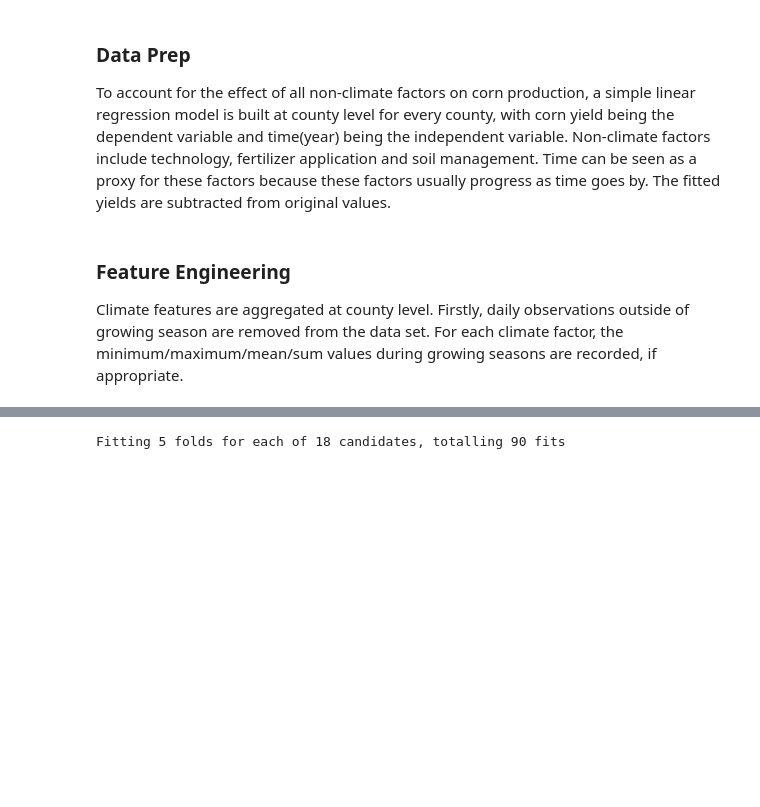
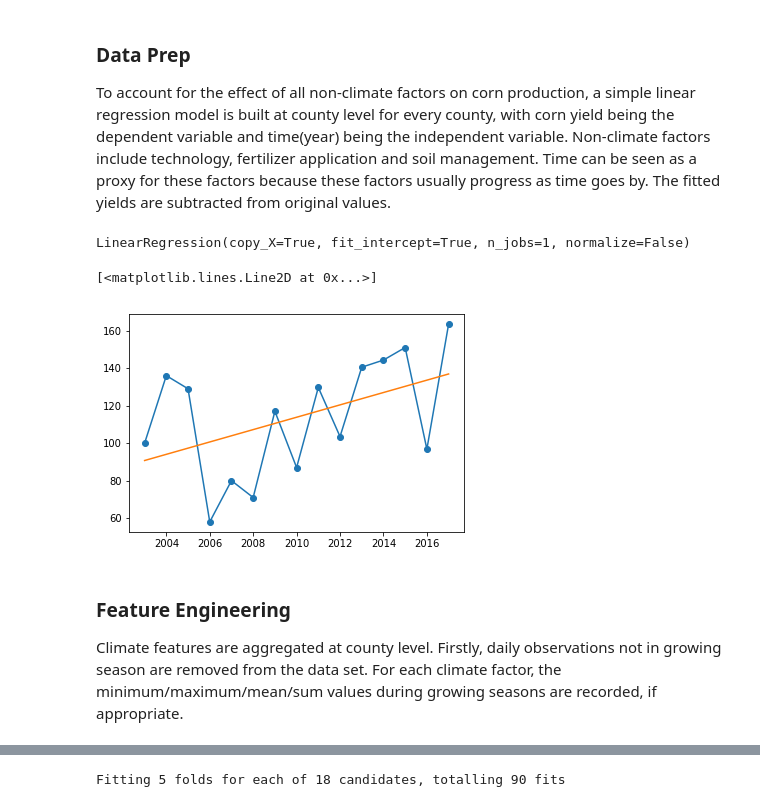
Before and after one commit to BoJManUtd/Corn-Yield-Modeling-Case-Study, a Jupyter notebook: Analysis.ipynb, the cells around one changed output, grey strips where cells are left out. Cells and saved outputs as stored; diff of their text form; code cells hidden in the pictures; blank space fills up the shorter version.

```diff
--- a/Analysis.ipynb
+++ b/Analysis.ipynb
@@ -31,9 +31,23 @@ fitted_yield = common_data.groupby('adm2_code').apply(get_fitted_yield).reset_in
 common_data = pd.merge(common_data, fitted_yield, how = 'inner', on = ['adm2_code', 'year'])
 # %%
 common_data['yield_residual'] = common_data['yield'] - common_data['fitted_yield']
+# %%
+temp = common_data.loc[common_data['adm2_code'] == 'US01049'][['year', 'yield']]
+temp.dropna(axis=0, inplace=True)
+lr = LinearRegression()
+lr.fit(np.array(temp['year']).reshape((-1, 1)), temp['yield'])
+# %% [output]
+LinearRegression(copy_X=True, fit_intercept=True, n_jobs=1, normalize=False)
+# %%
+plt.scatter(temp['year'], temp['yield'])
+plt.plot(temp['year'], temp['yield'])
+plt.plot(np.arange(2003, 2018), lr.predict(np.arange(2003, 2018).reshape((-1, 1))))
+# %% [output]
+[<matplotlib.lines.Line2D at 0x...>]
+[figure, added]
 # %% [markdown]
 ### Feature Engineering
-Climate features are aggregated at county level. Firstly, daily observations outside of growing season are removed from the data set. For each climate factor, the minimum/maximum/mean/sum values during growing seasons are recorded, if appropriate.
+Climate features are aggregated at county level. Firstly, daily observations not in growing season are removed from the data set. For each climate factor, the minimum/maximum/mean/sum values during growing seasons are recorded, if appropriate.
 # %%
 obs = pd.merge(daily_obs, common_data, how = 'left', on = ['year', 'adm2_code'])
 
```
Also changed, not shown: parts of 14 cells of this notebook.
